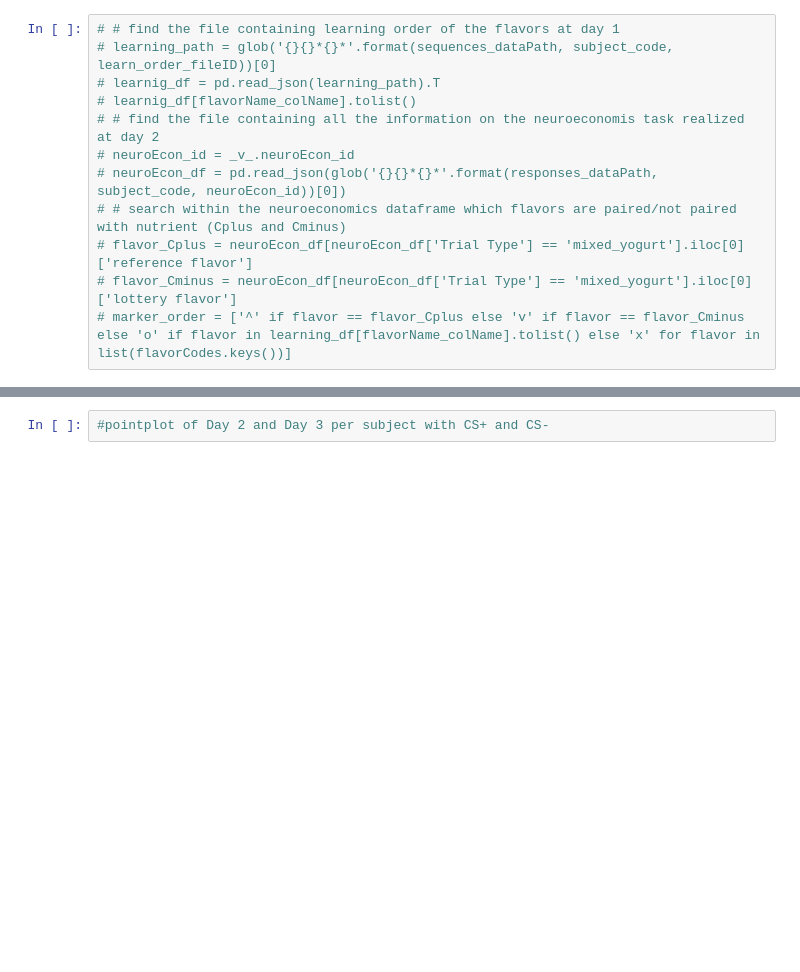
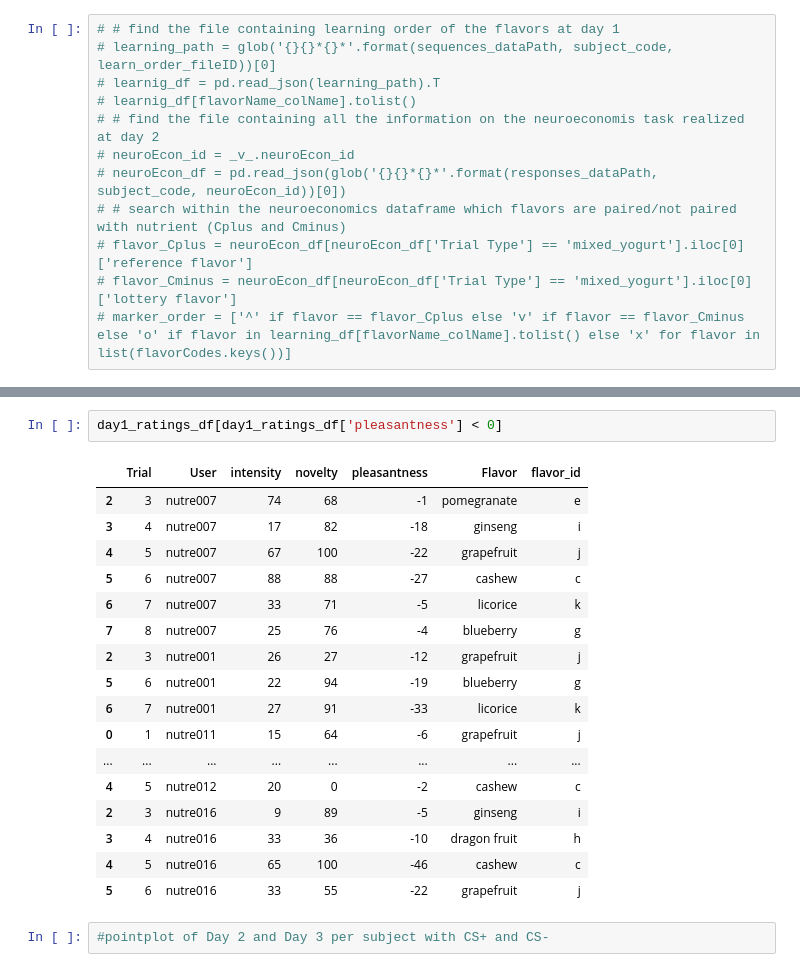
Before and after one commit to ffviana/nutreconDrive, a Jupyter notebook: 3. Analysis/groupAnalysis.ipynb, the cells around one changed output, grey strips where cells are left out. Drawn from its saved outputs; the diff is of its cells as text; blank space fills up the shorter version.

```diff
--- a/3. Analysis/groupAnalysis.ipynb
+++ b/3. Analysis/groupAnalysis.ipynb
@@ -171,3 +174,23 @@ g.add_legend();
+# %%
+day1_ratings_df[day1_ratings_df['pleasantness'] < 0]
+# %% [output]
+|  | Trial | User | intensity | novelty | pleasantness | Flavor | flavor_id |
+| 2 | 3 | nutre007 | 74 | 68 | -1 | pomegranate | e |
+| 3 | 4 | nutre007 | 17 | 82 | -18 | ginseng | i |
+| 4 | 5 | nutre007 | 67 | 100 | -22 | grapefruit | j |
+| 5 | 6 | nutre007 | 88 | 88 | -27 | cashew | c |
+| 6 | 7 | nutre007 | 33 | 71 | -5 | licorice | k |
+| 7 | 8 | nutre007 | 25 | 76 | -4 | blueberry | g |
+| 2 | 3 | nutre001 | 26 | 27 | -12 | grapefruit | j |
+| 5 | 6 | nutre001 | 22 | 94 | -19 | blueberry | g |
+| 6 | 7 | nutre001 | 27 | 91 | -33 | licorice | k |
+| 0 | 1 | nutre011 | 15 | 64 | -6 | grapefruit | j |
+| ... | ... | ... | ... | ... | ... | ... | ... |
+| 4 | 5 | nutre012 | 20 | 0 | -2 | cashew | c |
+| 2 | 3 | nutre016 | 9 | 89 | -5 | ginseng | i |
+| 3 | 4 | nutre016 | 33 | 36 | -10 | dragon fruit | h |
+| 4 | 5 | nutre016 | 65 | 100 | -46 | cashew | c |
+| 5 | 6 | nutre016 | 33 | 55 | -22 | grapefruit | j |
 # %%
 #pointplot of Day 2 and Day 3 per subject with CS+ and CS-
 # %% [markdown]
```
Also changed, not shown: parts of 7 cells of this notebook.
